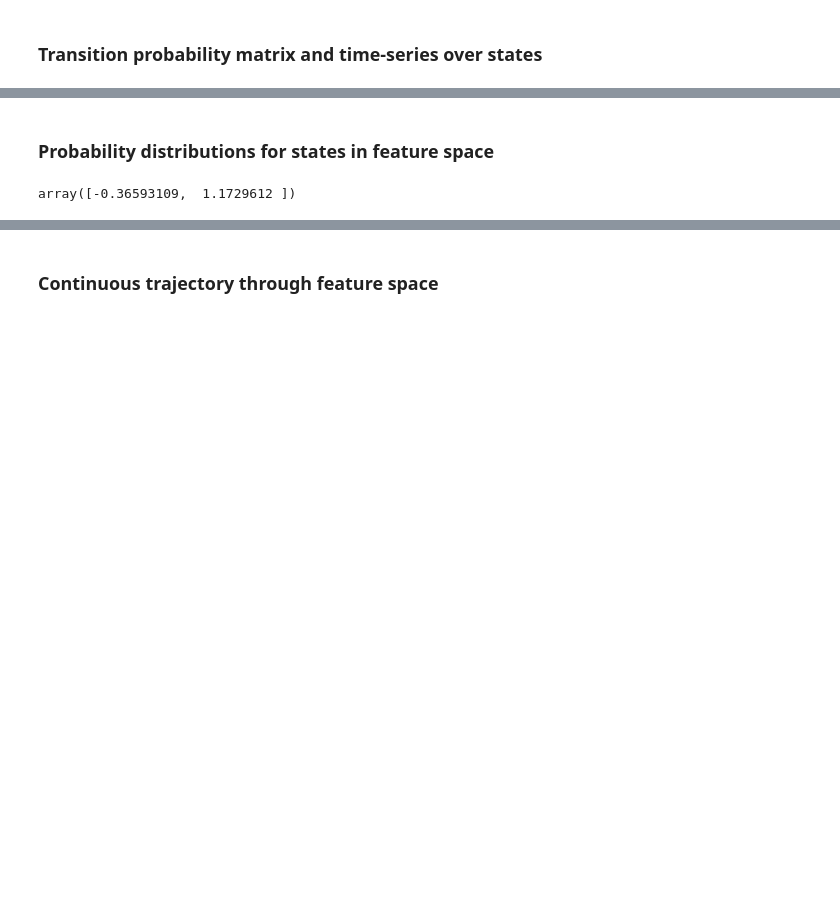
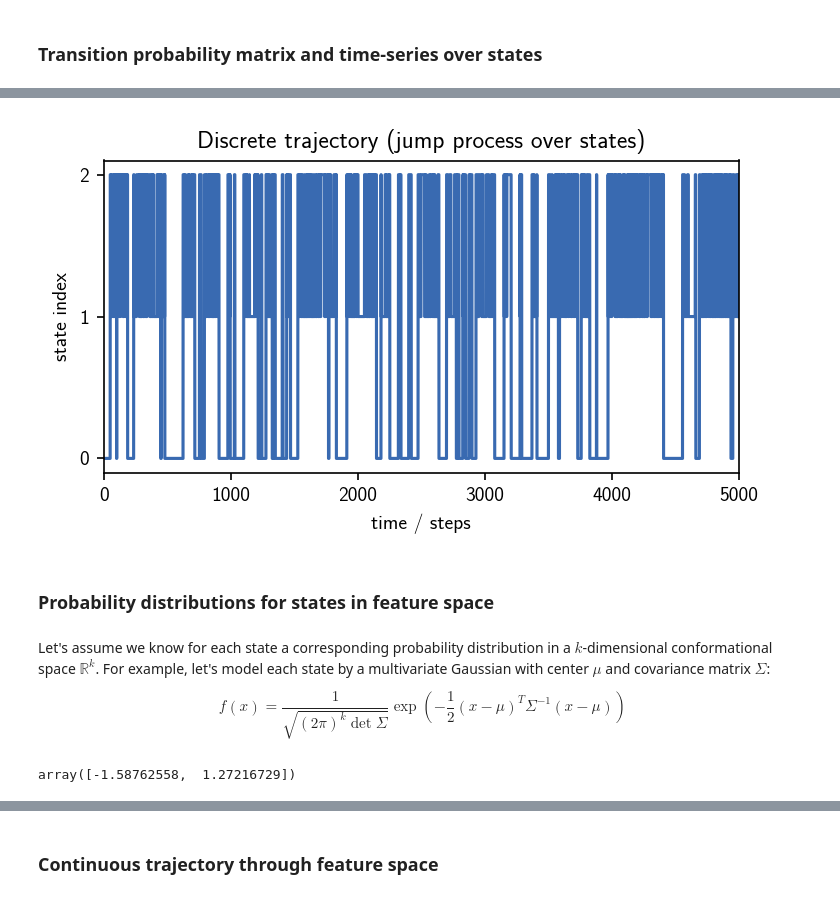
Before and after one commit to janjoswig/AlgoSB2021, a Jupyter notebook: exercise/exercise_solution.ipynb, the cells around one changed output, grey strips where cells are left out. Saved outputs shown, nothing was run; the diff lists cells and outputs as text; code cells hidden in the pictures; blank space fills up the shorter version.

```diff
--- a/exercise/exercise_solution.ipynb
+++ b/exercise/exercise_solution.ipynb
@@ -114,2 +132,15 @@ array([1, 1, 1, 1, 1, 1, 2, 2, 2, 2, 2, 2, 2, 2, 2, 2, 2, 2, 2, 2, 2, 2,
+# %%
+fig, ax = plt.subplots()
+line, = ax.plot(system.dtraj)
+ax.set(**{
+    "title": "Discrete trajectory (jump process over states)",
+    "xlabel": "time / steps",
+    "ylabel": "state index",
+    "xlim": (0, len(system.dtraj)),
+    "yticks": np.unique(system.dtraj)
+})
+fig.tight_layout()
+# %% [output]
+[figure, added]
 # %% [markdown]
 ### Probability distributions for states in feature space
@@ -124 +147,7 @@ def make_state_distributions(centers, covs):
+# %% [markdown]
+Let's assume we know for each state a corresponding probability distribution in a $k$-dimensional conformational space $\mathbb{R}^k$. For example, let's model each state by a multivariate Gaussian with center $\mu$ and covariance matrix $\Sigma$:
+
+$$
+f(x) = \frac{1}{\sqrt{(2\pi)^k \det \Sigma}} \exp\left(-\frac{1}{2}(x - \mu)^T \Sigma^{-1} (x - \mu)\right)
+$$
 # %%
@@ -139,6 +177,6 @@ state_covs = np.array([
 system.state_distr_map = make_state_distributions(state_centers, state_covs)
 # %%
 # Draw a random point from a state distribution
-make_state_distributions(state_centers, state_covs)[0].rvs()
+system.state_distr_map[0].rvs()
 # %% [output]
-array([-0.36593109,  1.1729612 ])
+array([-1.58762558,  1.27216729])
```
Also changed, not shown: parts of 42 cells of this notebook, 1 other file.
